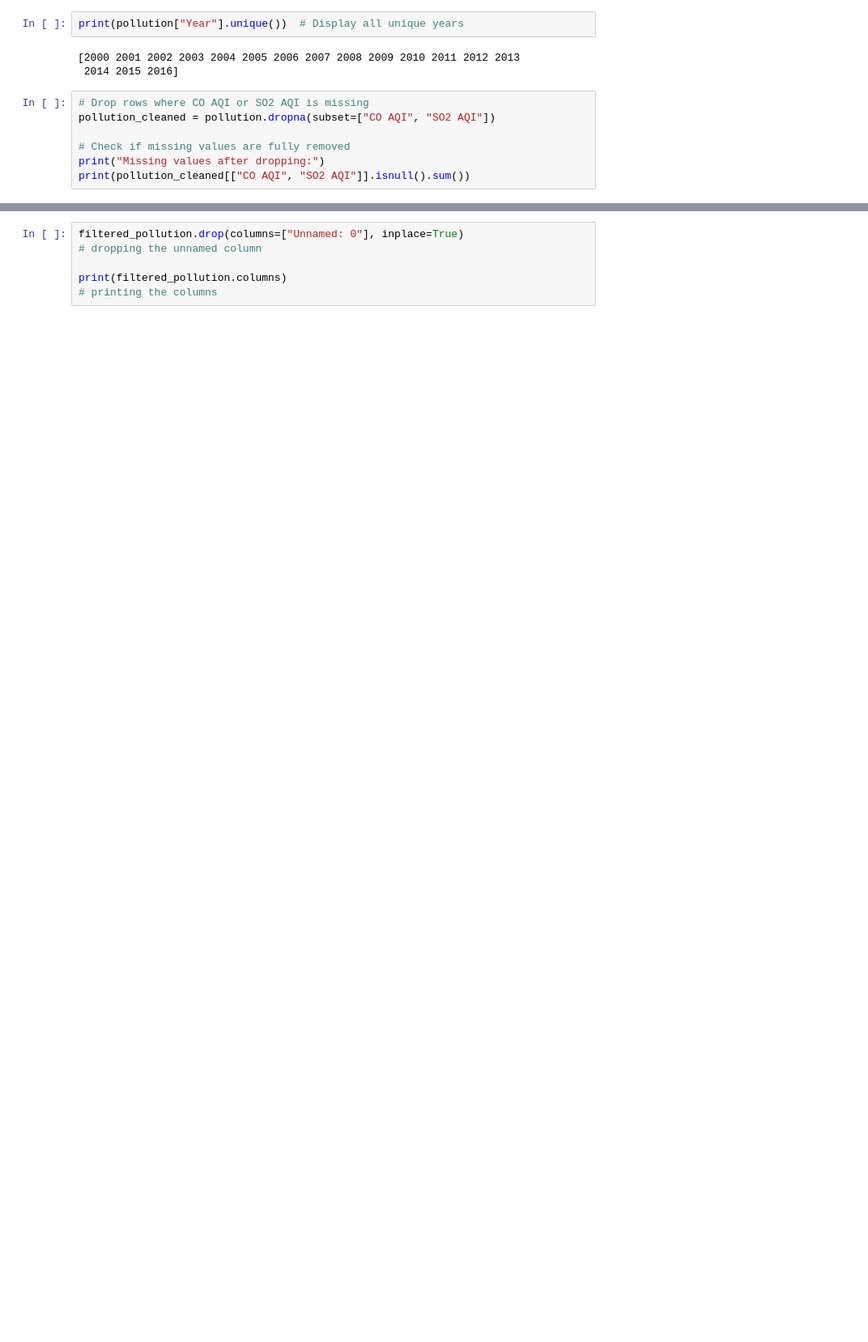
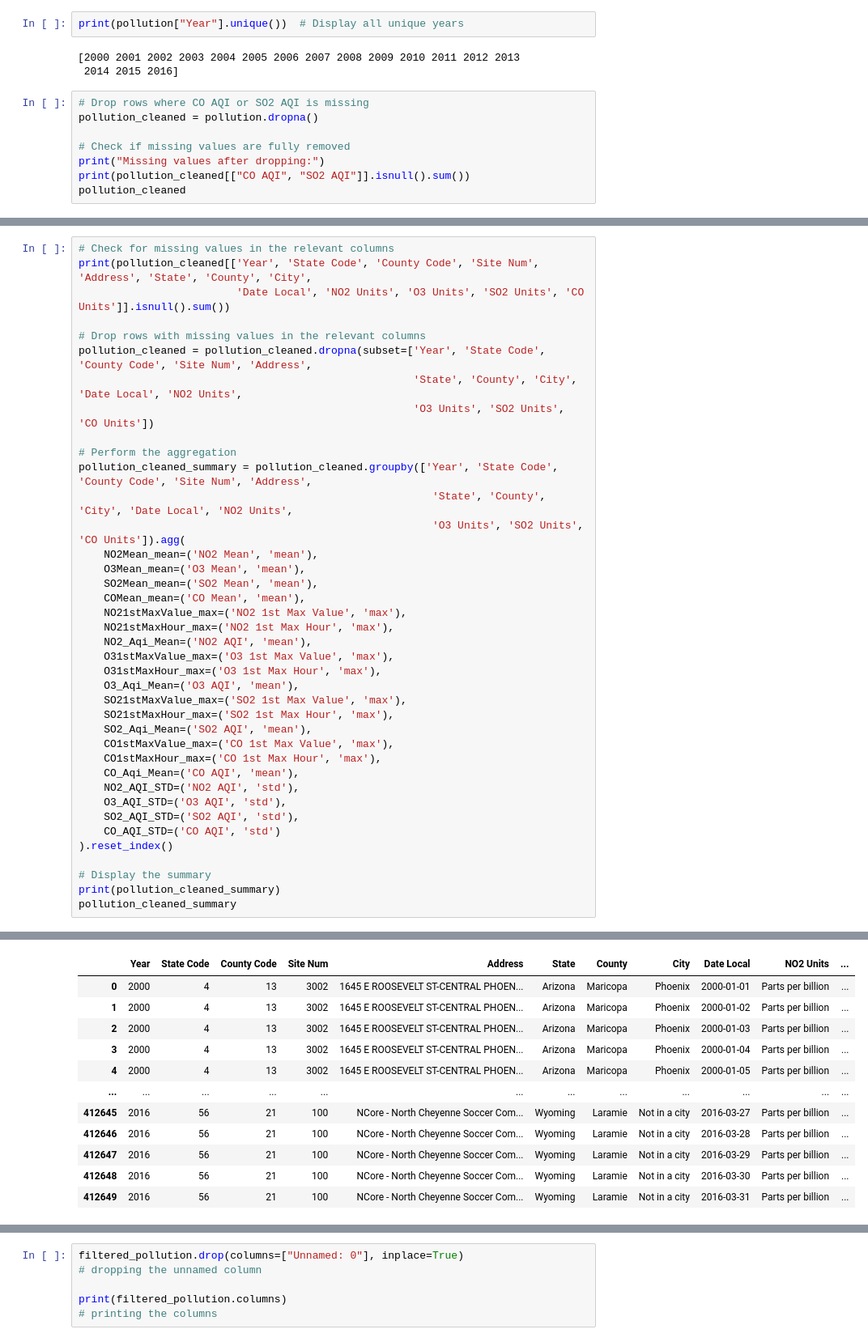
Before and after one commit to tamikamqhum/March_Team_Project, a Jupyter notebook: jupyter_notebooks/HS-Notebook_Template.ipynb, the cells around one changed output, grey strips where cells are left out. Shown at 81% size. Saved outputs shown, nothing was run; the diff lists cells and outputs as text; blank space fills up the shorter version.

```diff
--- a/jupyter_notebooks/HS-Notebook_Template.ipynb
+++ b/jupyter_notebooks/HS-Notebook_Template.ipynb
@@ -426,11 +426,12 @@ print(pollution["Year"].unique())  # Display all unique years
  2014 2015 2016]
 # %%
 # Drop rows where CO AQI or SO2 AQI is missing
-pollution_cleaned = pollution.dropna(subset=["CO AQI", "SO2 AQI"])
+pollution_cleaned = pollution.dropna()
 
 # Check if missing values are fully removed
 print("Missing values after dropping:")
 print(pollution_cleaned[["CO AQI", "SO2 AQI"]].isnull().sum())
+pollution_cleaned
 # %% [output]
 Missing values after dropping:
 CO AQI     0
@@ -438,0 +453,40 @@ dtype: int64
+# %%
+# Check for missing values in the relevant columns
+print(pollution_cleaned[['Year', 'State Code', 'County Code', 'Site Num', 'Address', 'State', 'County', 'City',
+                         'Date Local', 'NO2 Units', 'O3 Units', 'SO2 Units', 'CO Units']].isnull().sum())
+
+# Drop rows with missing values in the relevant columns
+pollution_cleaned = pollution_cleaned.dropna(subset=['Year', 'State Code', 'County Code', 'Site Num', 'Address',
+                                                     'State', 'County', 'City', 'Date Local', 'NO2 Units',
+                                                     'O3 Units', 'SO2 Units', 'CO Units'])
+
+# Perform the aggregation
+pollution_cleaned_summary = pollution_cleaned.groupby(['Year', 'State Code', 'County Code', 'Site Num', 'Address',
+                                                        'State', 'County', 'City', 'Date Local', 'NO2 Units',
+                                                        'O3 Units', 'SO2 Units', 'CO Units']).agg(
+    NO2Mean_mean=('NO2 Mean', 'mean'),
+    O3Mean_mean=('O3 Mean', 'mean'),
+    SO2Mean_mean=('SO2 Mean', 'mean'),
+    COMean_mean=('CO Mean', 'mean'),
+    NO21stMaxValue_max=('NO2 1st Max Value', 'max'),
+    NO21stMaxHour_max=('NO2 1st Max Hour', 'max'),
+    NO2_Aqi_Mean=('NO2 AQI', 'mean'),
+    O31stMaxValue_max=('O3 1st Max Value', 'max'),
+    O31stMaxHour_max=('O3 1st Max Hour', 'max'),
+    O3_Aqi_Mean=('O3 AQI', 'mean'),
+    SO21stMaxValue_max=('SO2 1st Max Value', 'max'),
+    SO21stMaxHour_max=('SO2 1st Max Hour', 'max'),
+    SO2_Aqi_Mean=('SO2 AQI', 'mean'),
+    CO1stMaxValue_max=('CO 1st Max Value', 'max'),
+    CO1stMaxHour_max=('CO 1st Max Hour', 'max'),
+    CO_Aqi_Mean=('CO AQI', 'mean'),
+    NO2_AQI_STD=('NO2 AQI', 'std'),
+    O3_AQI_STD=('O3 AQI', 'std'),
+    SO2_AQI_STD=('SO2 AQI', 'std'),
+    CO_AQI_STD=('CO AQI', 'std')
+).reset_index()
+
+# Display the summary
+print(pollution_cleaned_summary)
+pollution_cleaned_summary
+# %% [output]
@@ -438,0 +510,12 @@ dtype: int64
+|  | Year | State Code | County Code | Site Num | Address | State | County | City | Date Local | NO2 Units | ... |
+| 0 | 2000 | 4 | 13 | 3002 | 1645 E ROOSEVELT ST-CENTRAL PHOEN... | Arizona | Maricopa | Phoenix | 2000-01-01 | Parts per billion | ... |
+| 1 | 2000 | 4 | 13 | 3002 | 1645 E ROOSEVELT ST-CENTRAL PHOEN... | Arizona | Maricopa | Phoenix | 2000-01-02 | Parts per billion | ... |
+| 2 | 2000 | 4 | 13 | 3002 | 1645 E ROOSEVELT ST-CENTRAL PHOEN... | Arizona | Maricopa | Phoenix | 2000-01-03 | Parts per billion | ... |
+| 3 | 2000 | 4 | 13 | 3002 | 1645 E ROOSEVELT ST-CENTRAL PHOEN... | Arizona | Maricopa | Phoenix | 2000-01-04 | Parts per billion | ... |
+| 4 | 2000 | 4 | 13 | 3002 | 1645 E ROOSEVELT ST-CENTRAL PHOEN... | Arizona | Maricopa | Phoenix | 2000-01-05 | Parts per billion | ... |
+| ... | ... | ... | ... | ... | ... | ... | ... | ... | ... | ... | ... |
+| 412645 | 2016 | 56 | 21 | 100 | NCore - North Cheyenne Soccer Com... | Wyoming | Laramie | Not in a city | 2016-03-27 | Parts per billion | ... |
+| 412646 | 2016 | 56 | 21 | 100 | NCore - North Cheyenne Soccer Com... | Wyoming | Laramie | Not in a city | 2016-03-28 | Parts per billion | ... |
+| 412647 | 2016 | 56 | 21 | 100 | NCore - North Cheyenne Soccer Com... | Wyoming | Laramie | Not in a city | 2016-03-29 | Parts per billion | ... |
+| 412648 | 2016 | 56 | 21 | 100 | NCore - North Cheyenne Soccer Com... | Wyoming | Laramie | Not in a city | 2016-03-30 | Parts per billion | ... |
+| 412649 | 2016 | 56 | 21 | 100 | NCore - North Cheyenne Soccer Com... | Wyoming | Laramie | Not in a city | 2016-03-31 | Parts per billion | ... |
```
Also changed, not shown: parts of 18 cells of this notebook, 1 other file.
